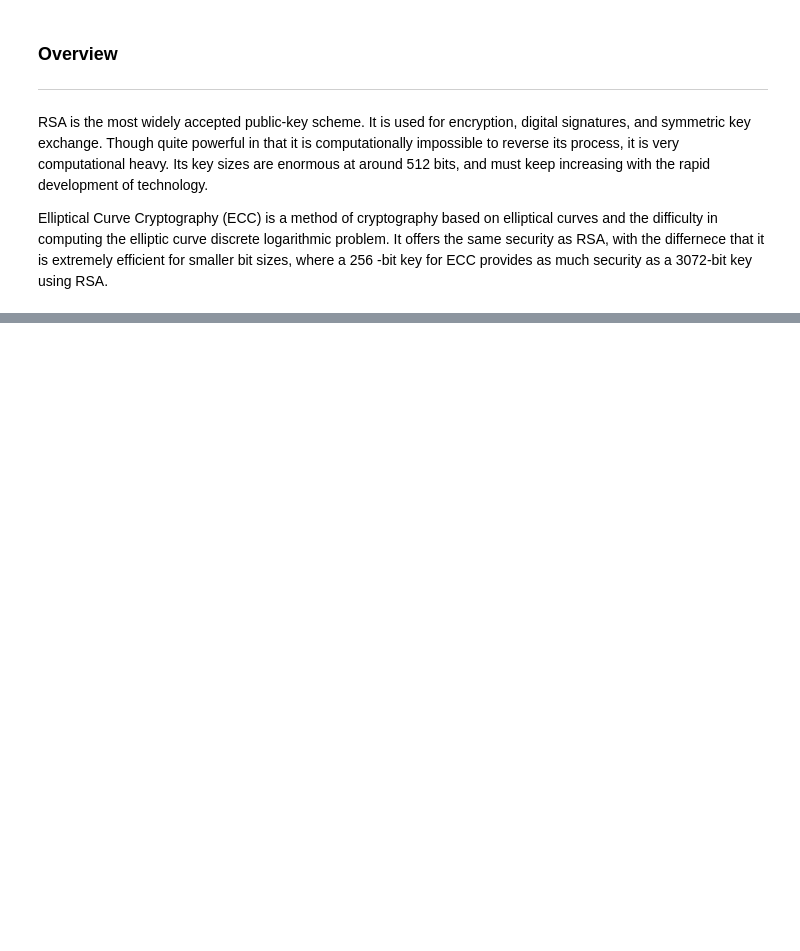
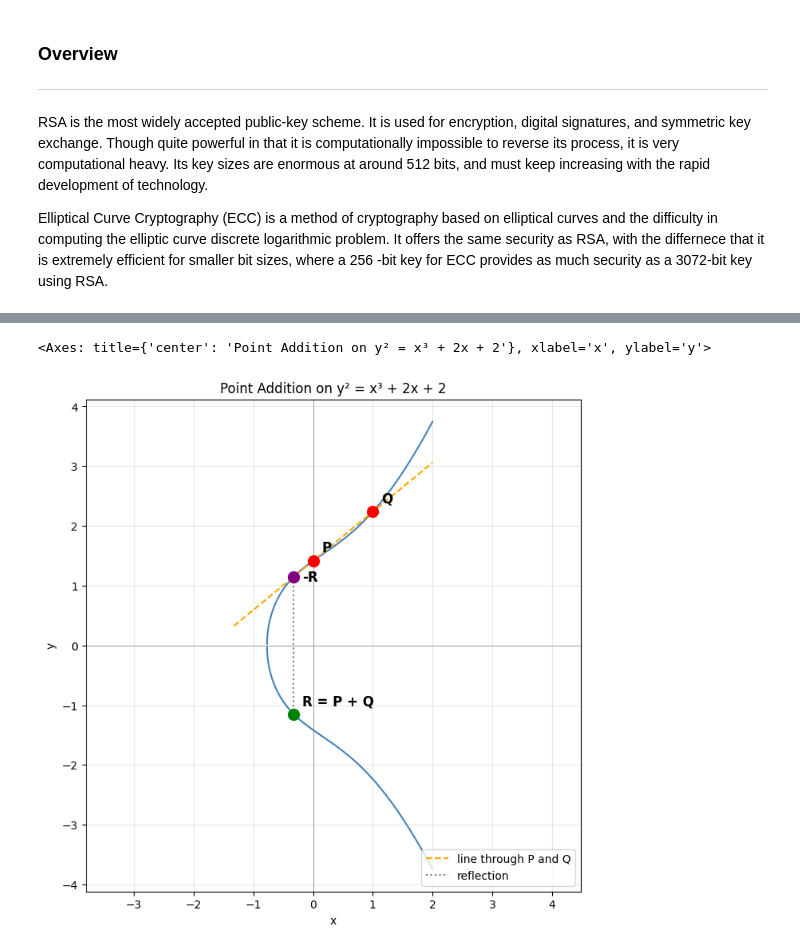
Before and after one commit to epicgdog/ecc-research-cs-166, a Jupyter notebook: notebook.ipynb, the cells around one changed output, grey strips where cells are left out. Drawn from its saved outputs; the diff is of its cells as text; code cells hidden in the pictures; blank space fills up the shorter version.

Commit message:
basic visualization

```diff
--- a/notebook.ipynb
+++ b/notebook.ipynb
@@ -92,0 +119,17 @@ $$P + P + P + \dots \text{ (k times)}$$
+# %%
+# we use INF as a special Elliptic Curve zero point
+INF = None
+
+
+# elliptic curve, where y^2 = x^3 + ax + b
+# p defines the finite field
+class Curve:
+
+    def __init__(self, p, a, b):
+        self.p = p
+        self.a = a
+        self.b = b
+
+curve = Curve(p=17, a=2, b=2)
+generator = (5, 1)
+private_key = 7
@@ -92,0 +196,14 @@ $$P + P + P + \dots \text{ (k times)}$$
+# %%
+import math
+from visualization import plot_point_addition
+
+# pick two real points on y^2 = x^3 + 2x + 2
+# x = 0:  y^2 = 2,  so y = sqrt(2)
+# x = 3:  y^2 = 35, so y = sqrt(35)
+P = (0, math.sqrt(2))
+Q = (1, math.sqrt(5))
+
+plot_point_addition(P, Q, curve, x_range=(-2, 2))
+# %% [output]
+<Axes: title={'center': 'Point Addition on y² = x³ + 2x + 2'}, xlabel='x', ylabel='y'>
+[figure, added]
```
Also changed, not shown: parts of 23 cells of this notebook, 1 other file.
